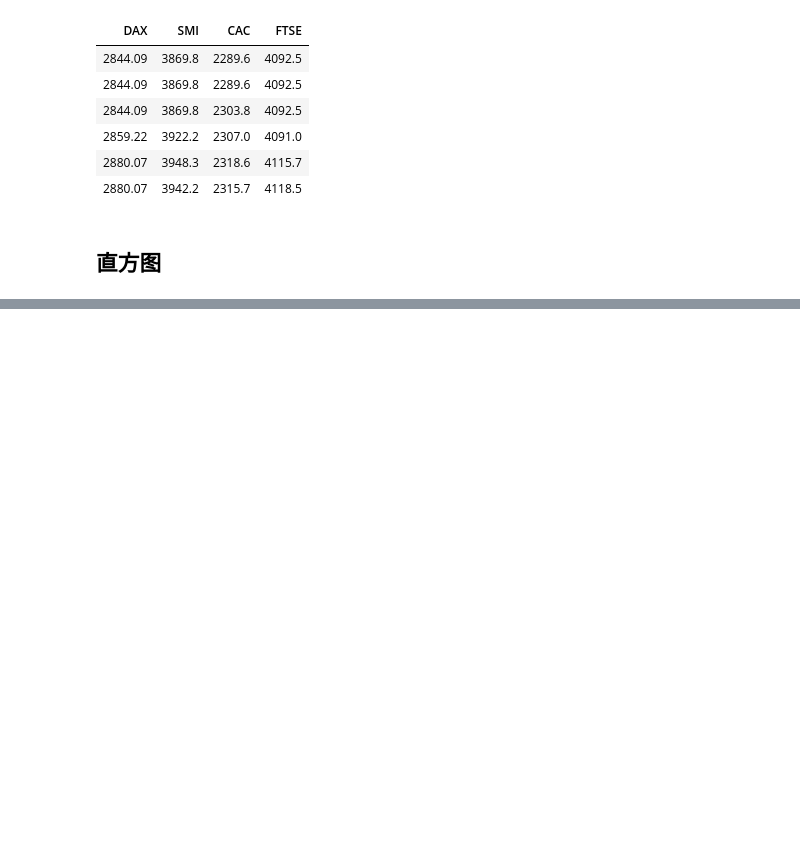
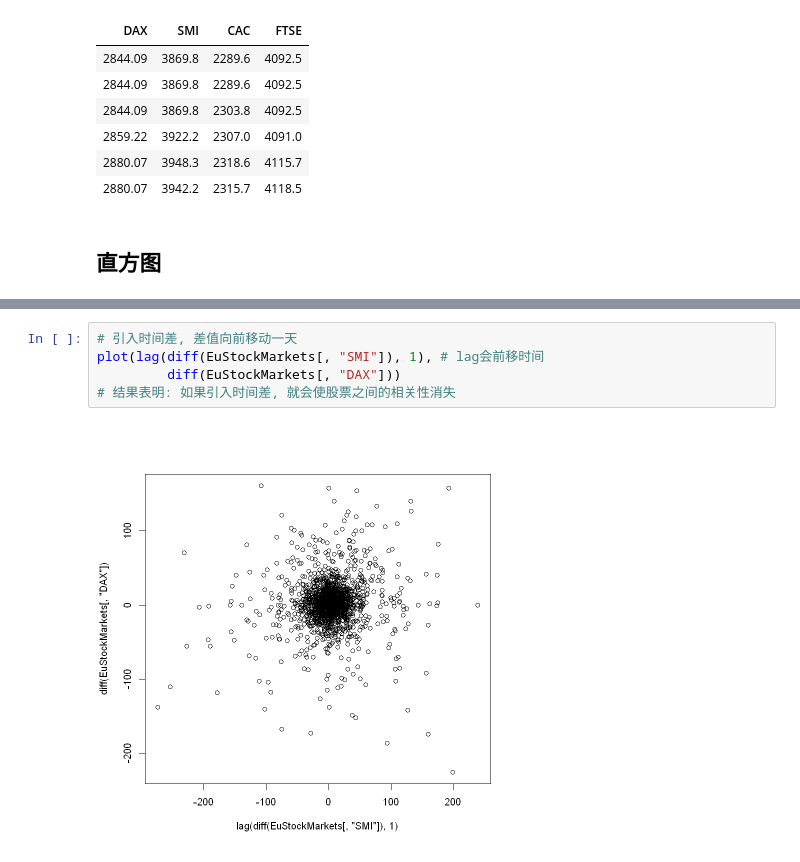
Before and after one commit to 1554823142/time_series_analysis, a Jupyter notebook: my_code/chap3/3_1_R.ipynb, the cells around one changed output, grey strips where cells are left out. Saved outputs shown, nothing was run; the diff lists cells and outputs as text; blank space fills up the shorter version.

```diff
--- a/my_code/chap3/3_1_R.ipynb
+++ b/my_code/chap3/3_1_R.ipynb
@@ -57,0 +76,7 @@ hist(diff(EuStockMarkets[, "SMI"], 30))
+# %%
+# 引入时间差, 差值向前移动一天
+plot(lag(diff(EuStockMarkets[, "SMI"]), 1), # lag会前移时间
+         diff(EuStockMarkets[, "DAX"]))
+# 结果表明: 如果引入时间差, 就会使股票之间的相关性消失
+# %% [output]
+[figure, added]
```
Also changed, not shown: parts of 6 cells of this notebook, 5 other files.
